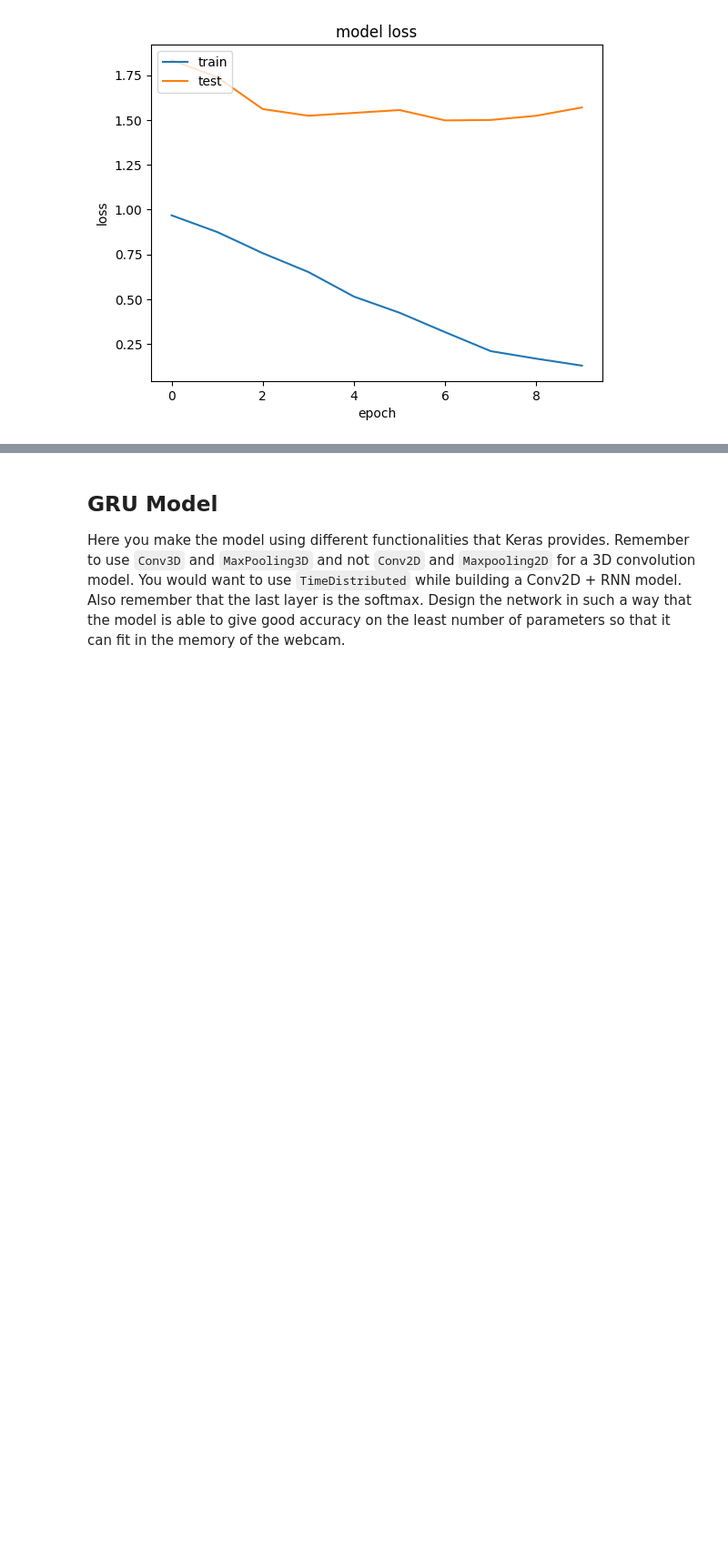
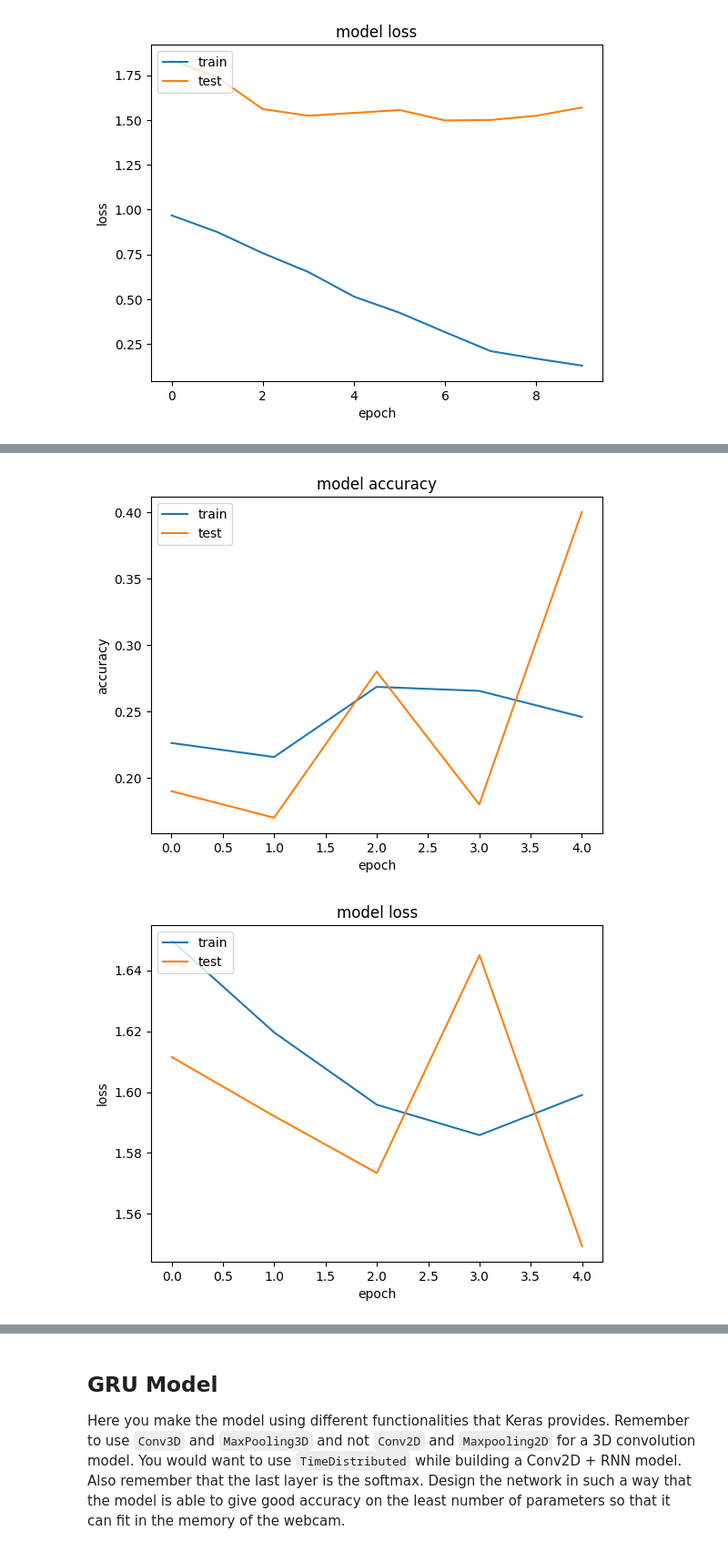
Before and after one commit to balu337/Gesture-Recognition, a Jupyter notebook: POAT_Jan5_X12X_NN_Project_Starter_Code.ipynb, the cells around one changed output, grey strips where cells are left out. Shown at 91% size. Saved outputs shown, nothing was run; the diff lists cells and outputs as text; code cells hidden in the pictures; blank space fills up the shorter version.

```diff
--- a/POAT_Jan5_X12X_NN_Project_Starter_Code.ipynb
+++ b/POAT_Jan5_X12X_NN_Project_Starter_Code.ipynb
@@ -187,0 +289,13 @@ Source path =  /content/ges_dataset/Project_data/train ; batch size = 1
+# %%
+def set_steps_per_epoch(batch_size):
+  if (num_train_sequences%batch_size) == 0:
+      steps_per_epoch = int(num_train_sequences/batch_size)
+  else:
+      steps_per_epoch = (num_train_sequences//batch_size) + 1
+
+  if (num_val_sequences%batch_size) == 0:
+      validation_steps = int(num_val_sequences/batch_size)
+  else:
+      validation_steps = (num_val_sequences//batch_size) + 1
+
+  return steps_per_epoch, validation_steps
@@ -893,0 +1411,10 @@ printCurrentTime()
+# %%
+num_epochs = 10
+print ('# epochs =', num_epochs)
+
+batch_size = 16
+print ('# batch_size =', batch_size)
+
+#list of image numbers you want to use for a particular video
+img_indexs = [3,6,9,12,15,18,21,27]
+print(len(img_indexs))
@@ -893,0 +1547,14 @@ printCurrentTime()
+# %%
+train_generator, val_generator = call_generator_modified(batch_size,64,64,img_indexs)
+callbacks_list = set_model_dir_checkpoint()
+steps_per_epoch, validation_steps = set_steps_per_epoch(batch_size)
+# %%
+history_resnet= model_resnet.fit(
+    train_generator,
+    steps_per_epoch=steps_per_epoch,
+    validation_data=val_generator,
+    validation_steps=validation_steps,
+    epochs=num_epochs,
+    callbacks=callbacks_list,
+    verbose=1
+)
@@ -893,0 +1579,5 @@ printCurrentTime()
+# %%
+plotting_history(history_resnet)
+# %% [output]
+[figure, added]
+[figure, added]
```
Also changed, not shown: parts of 43 cells of this notebook.
